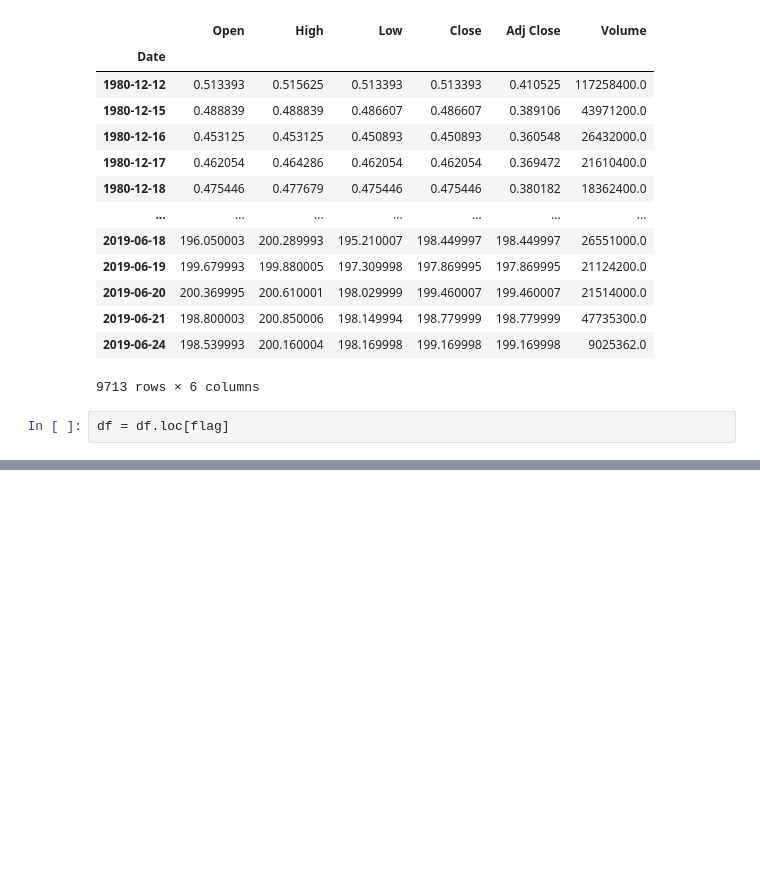
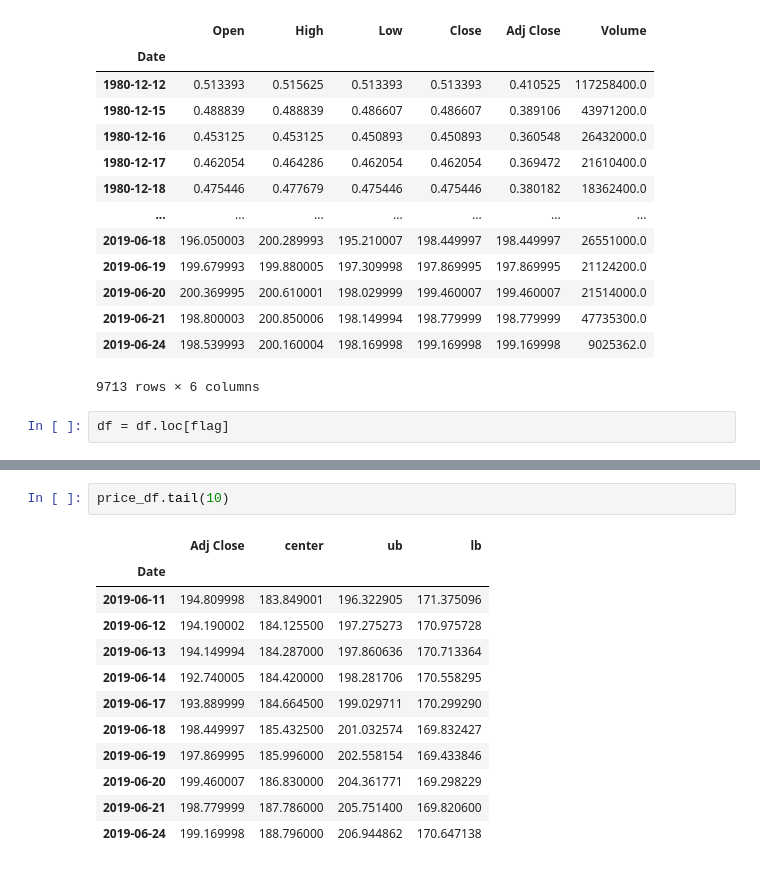
Before and after one commit to mijin-kimm/python-ezen, a Jupyter notebook: 231029/02_pandas.ipynb, the cells around one changed output, grey strips where cells are left out. Drawn from its saved outputs; the diff is of its cells as text; blank space fills up the shorter version.

```diff
--- a/231029/02_pandas.ipynb
+++ b/231029/02_pandas.ipynb
@@ -167,0 +390,15 @@ df = df.loc[flag]
+# %%
+price_df.tail(10)
+# %% [output]
+|  | Adj Close | center | ub | lb |
+| Date |  |  |  |  |
+| 2019-06-11 | 194.809998 | 183.849001 | 196.322905 | 171.375096 |
+| 2019-06-12 | 194.190002 | 184.125500 | 197.275273 | 170.975728 |
+| 2019-06-13 | 194.149994 | 184.287000 | 197.860636 | 170.713364 |
+| 2019-06-14 | 192.740005 | 184.420000 | 198.281706 | 170.558295 |
+| 2019-06-17 | 193.889999 | 184.664500 | 199.029711 | 170.299290 |
+| 2019-06-18 | 198.449997 | 185.432500 | 201.032574 | 169.832427 |
+| 2019-06-19 | 197.869995 | 185.996000 | 202.558154 | 169.433846 |
+| 2019-06-20 | 199.460007 | 186.830000 | 204.361771 | 169.298229 |
+| 2019-06-21 | 198.779999 | 187.786000 | 205.751400 | 169.820600 |
+| 2019-06-24 | 199.169998 | 188.796000 | 206.944862 | 170.647138 |
```
Also changed, not shown: parts of 34 cells of this notebook, 1 other file.
